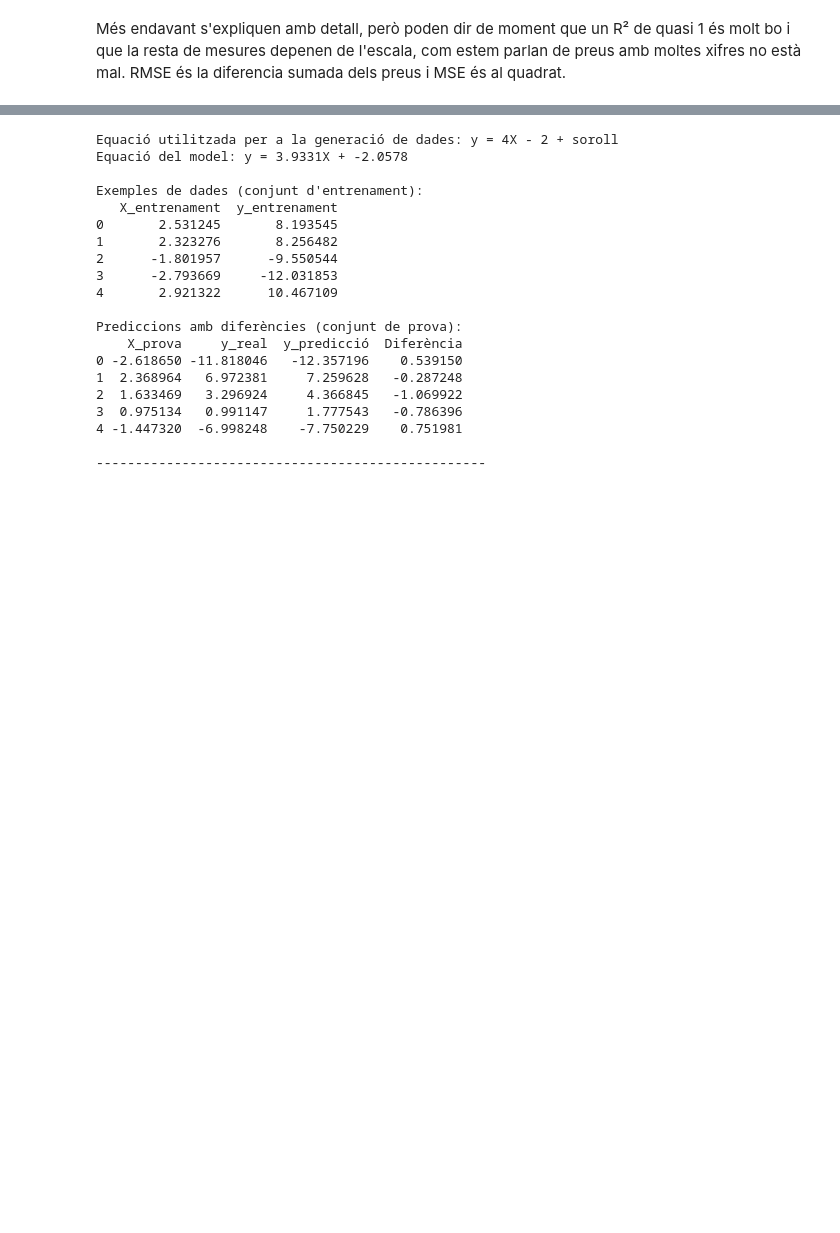
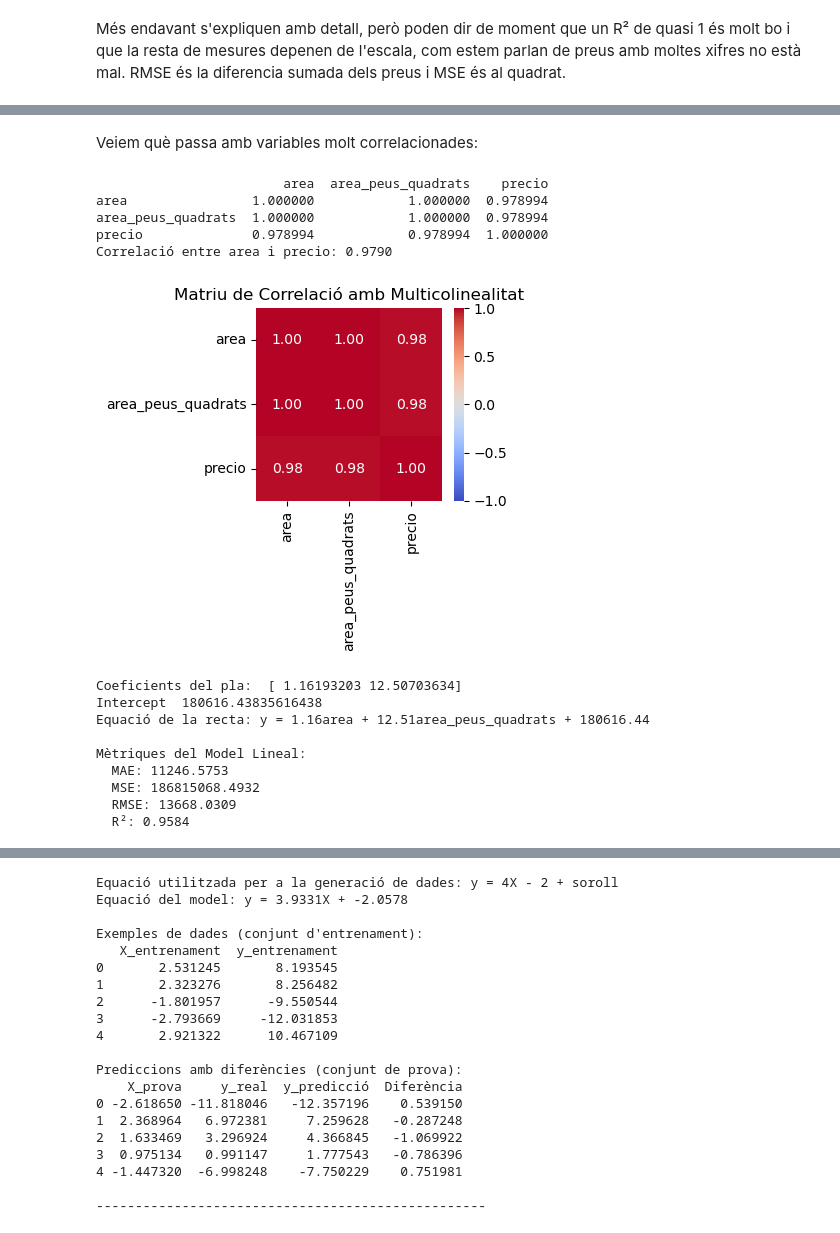
Before and after one commit to xxjcaxx/Disseny-i-avaluacio-de-models, a Jupyter notebook: apunts/documents/regressió.ipynb, the cells around one changed output, grey strips where cells are left out. Saved outputs shown, nothing was run; the diff lists cells and outputs as text; code cells hidden in the pictures; blank space fills up the shorter version.

```diff
--- a/apunts/documents/regressió.ipynb
+++ b/apunts/documents/regressió.ipynb
@@ -194,0 +212,66 @@ En resum, el codi genera dades sintètiques amb una relació lineal sorollosa, e
+# %% [markdown]
+
+Veiem què passa amb variables molt correlacionades:
+# %%
+import numpy as np
+import pandas as pd
+import matplotlib.pyplot as plt
+import seaborn as sns
+
+# Afegim 'area_peus_quadrats' que està altament correlacionada amb 'area' (multicolinealitat)
+df = pd.DataFrame({
+    "area": [2600, 3000, 3200, 3600, 4000],
+    "area_peus_quadrats": [2600 * 10.764, 3000 * 10.764, 3200 * 10.764, 3600 * 10.764, 4000 * 10.764],
+    "precio": [550000, 565000, 610000, 680000, 725000]
+})
+
+correlacions = df.corr(method='pearson')
+print(correlacions)
+
+correlacio = df['area'].corr(df['precio'])
+print(f"Correlació entre area i precio: {correlacio:.4f}")
+
+plt.figure(figsize=(3, 2.5))
+sns.heatmap(correlacions, annot=True, cmap='coolwarm', fmt=".2f", vmin=-1, vmax=1)
+plt.title("Matriu de Correlació amb Multicolinealitat")
+plt.show()
+
+X = df.drop("precio",axis=1)
+from sklearn import linear_model
+reg = linear_model.LinearRegression()
+reg.fit(X,df.precio)
+
+print("Coeficients del pla: ", reg.coef_)  # Imprimir el coeficient de la recta
+print("Intercept ", reg.intercept_)  # Imprimir l'intercept de la recta
+print("Equació de la recta: y = {:.2f}*area + {:.2f}*area_peus_quadrats + {:.2f}".format(reg.coef_[0], reg.coef_[1], reg.intercept_))  # Imprimir l'equació de la recta
+
+from sklearn.metrics import mean_squared_error, r2_score,  mean_absolute_error
+
+y_pred = reg.predict(X)
+# Avaluar el model utilitzant mètriques
+mse = mean_squared_error(df["precio"], y_pred)  # Calcular l'Error Quadràtic Mitjà (MSE)
+mae = mean_absolute_error(df["precio"], y_pred)
+rmse = np.sqrt(mse)  # Calcular l'Arrel de l'Error Quadràtic Mitjà (RMSE)
+r2 = r2_score(df["precio"], y_pred)  # Calcular el Coeficient de Determinació (R²)
+# Mostrar mètriques de rendiment del model
+print("\nMètriques del Model Lineal:")
+print(f"  MAE: {mae:.4f}")  # Imprimir l'MAE amb 4 decimals
+print(f"  MSE: {mse:.4f}")  # Imprimir l'MSE amb 4 decimals
+print(f"  RMSE: {rmse:.4f}")  # Imprimir l'RMSE amb 4 decimals
+print(f"  R²: {r2:.4f}")  # Imprimir l'R² amb 4 decimals
+# %% [output]
+                        area  area_peus_quadrats    precio
+area                1.000000            1.000000  0.978994
+area_peus_quadrats  1.000000            1.000000  0.978994
+precio              0.978994            0.978994  1.000000
+Correlació entre area i precio: 0.9790
+[figure, added]
+Coeficients del pla:  [ 1.16193203 12.50703634]
+Intercept  180616.43835616438
+Equació de la recta: y = 1.16area + 12.51area_peus_quadrats + 180616.44
+
+Mètriques del Model Lineal:
+  MAE: 11246.5753
+  MSE: 186815068.4932
+  RMSE: 13668.0309
+  R²: 0.9584
```
Also changed, not shown: parts of 14 cells of this notebook, 2 other files.
